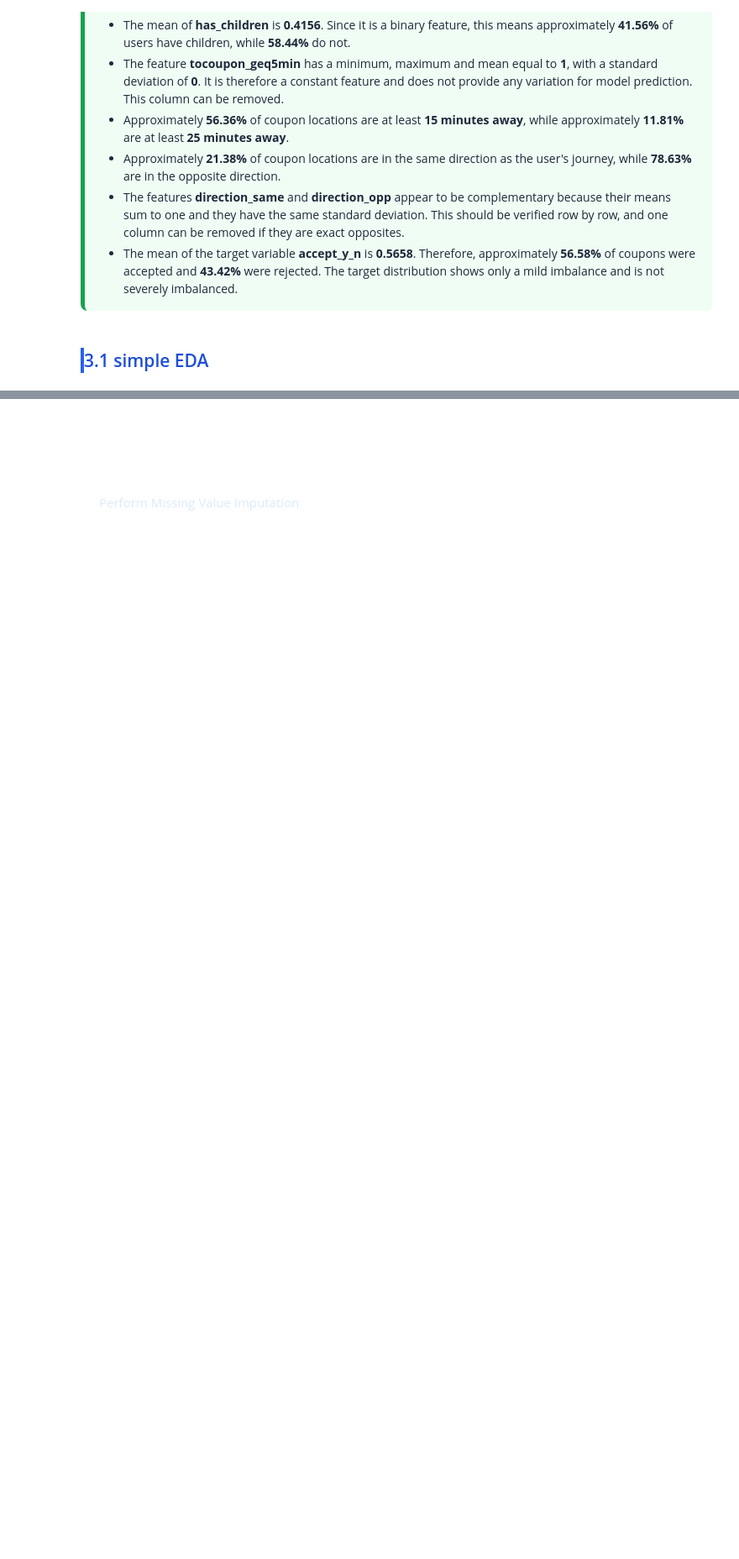
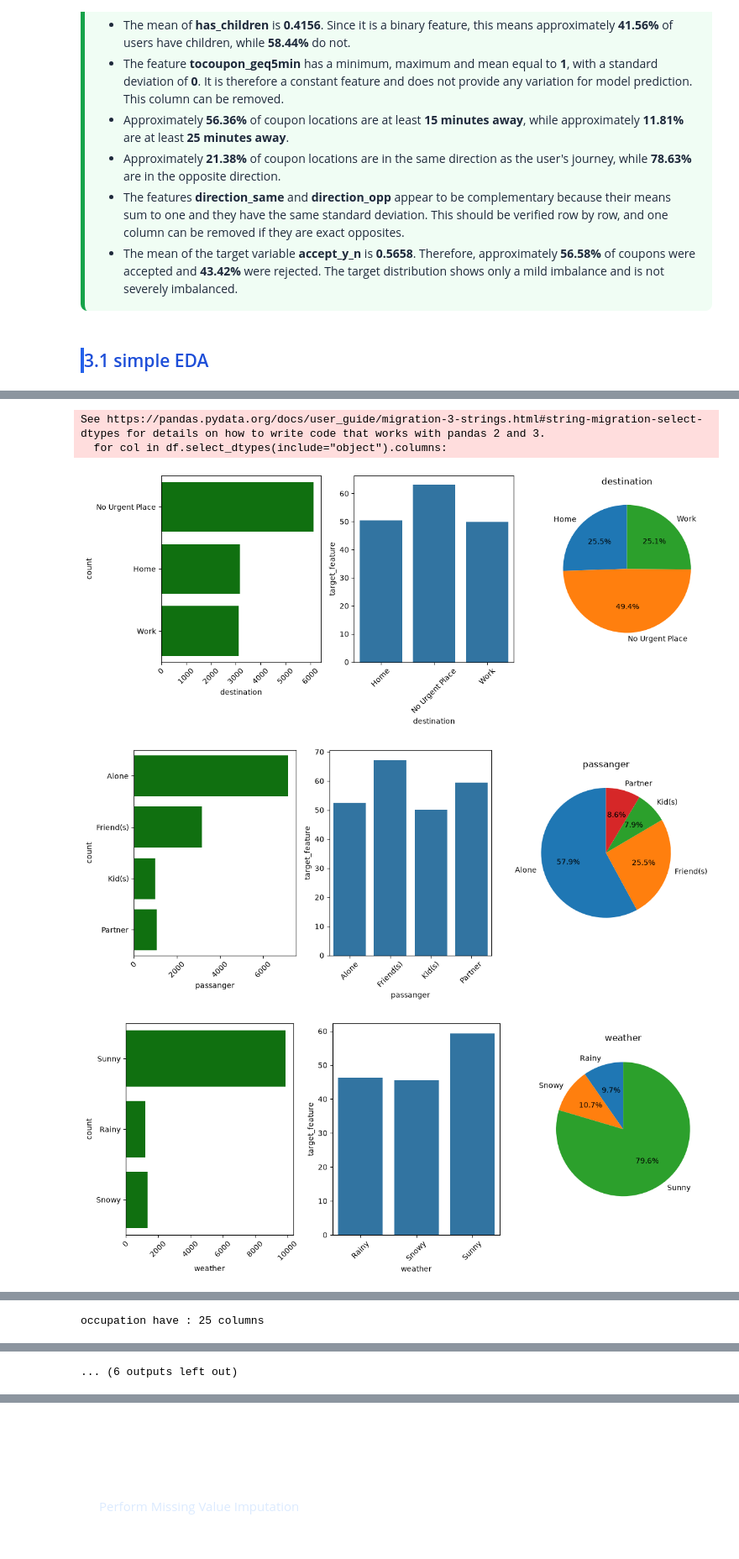
Before and after one commit to prasadPattuvamVeedu/Predicting-Coupon-Acceptance-, a Jupyter notebook: ecommerce.ipynb, the cells around one changed output, grey strips where cells are left out. Shown at 84% size. Cells and saved outputs as stored; diff of their text form; code cells hidden in the pictures; blank space fills up the shorter version.

```diff
--- a/ecommerce.ipynb
+++ b/ecommerce.ipynb
@@ -595,8 +617,8 @@ so all records can be used for model training.
 </h2>
 # %%
 for col in df.columns:
-    df[col].duplicated() == True
-    print(col)
+    if (df[col].duplicated().any() == True):
+       print(col)
 # %% [output]
 destination
 passanger
@@ -781,5 +823,7 @@ import matplotlib.pyplot as plt
 # %%
 for col in df.select_dtypes(include="number").columns:
+    if (df[col].nunique() <= 1):
+        continue
     fig, ax = plt.subplots(
         nrows=1,
         ncols=2,
@@ -806,5 +848,0 @@ for col in df.select_dtypes(include="number").columns:
-# %%
-# show percentage on graph
-for i,col in enumerate(df.select_dtypes(include="number").columns):
-    fig,ax=plt.subplots(figsize=(3,3))
-    plt.pie()
@@ -810,0 +1017,35 @@ for i,col in enumerate(df.select_dtypes(include="number").columns):
+# %%
+for col in df.select_dtypes(include="object").columns:
+    if df[col].nunique()<=10:
+            acceptance_percentage = df.groupby(col,dropna=True)["accept_y_n"].aggregate(lambda x:(x.sum()/len(x))*100)
+            fig,ax = plt.subplots(
+                nrows=1,
+                ncols=3,
+                figsize=(12, 5)
+            )
+            sns.countplot(df[col],color="green",ax=ax[0])
+            ax[0].set_xlabel(col)
+            ax[0].set_ylabel("count")
+            ax[0].tick_params(axis="x", rotation=45)
+
+            sns.barplot(data = acceptance_percentage,ax=ax[1])
+            ax[1].set_xlabel(col)
+            ax[1].set_ylabel("target_feature")
+            ax[1].tick_params(axis="x", rotation=45)
+
+            ax[2].pie(df[col].value_counts().sort_index().values,labels=df[col].value_counts().sort_index().index,autopct="%1.1f%%",
+            startangle=90)
+            ax[2].set_title(f"Percentage Distribution of {col}")
+
+            plt.title(col)
+
+            plt.tight_layout()
+            plt.show()
+    else:
+        print(f"{col} have : {df[col].nunique()} columns")
+# %% [output]
+See https://pandas.pydata.org/docs/user_guide/migration-3-strings.html#string-migration-select-dtypes for details on how to write code that works with pandas 2 and 3.
+  for col in df.select_dtypes(include="object").columns:
+[figure, added]
+[figure, added]
+[figure, added]
@@ -810,0 +1058 @@ for i,col in enumerate(df.select_dtypes(include="number").columns):
+occupation have : 25 columns
@@ -810,0 +1060 @@ for i,col in enumerate(df.select_dtypes(include="number").columns):
+... (6 outputs left out)
```
Also changed, not shown: parts of 62 cells of this notebook.
